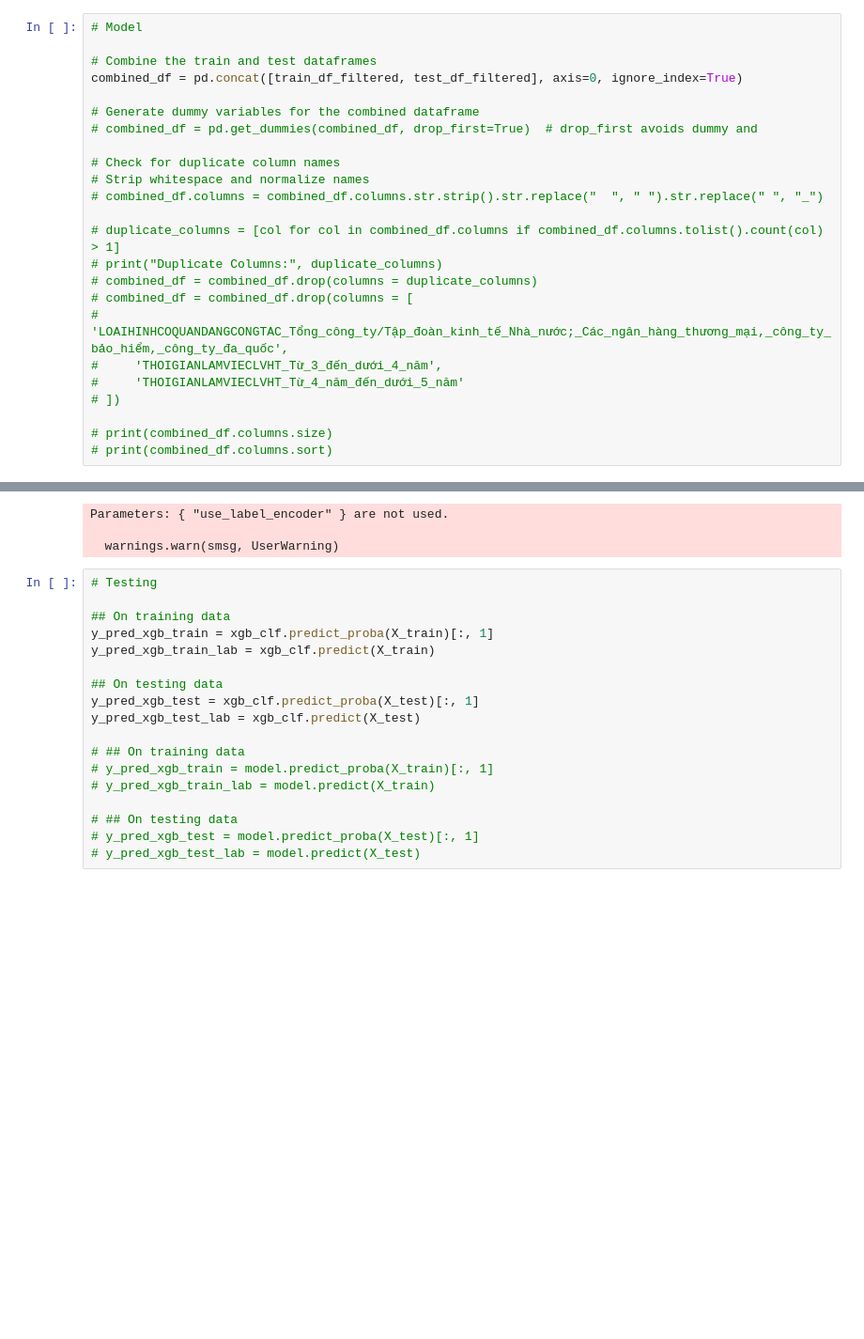
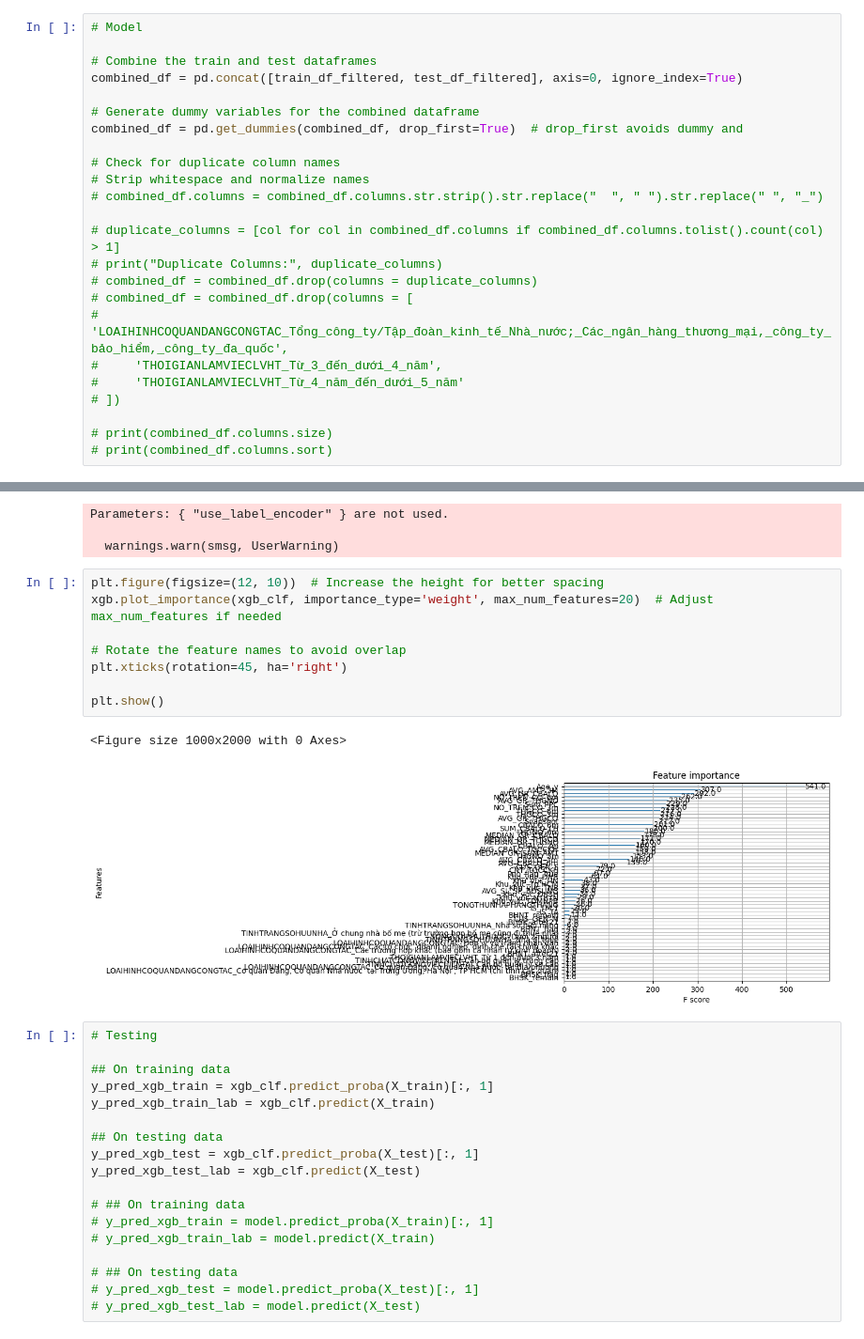
Before and after one commit to DNM1008/NBA-Test, a Jupyter notebook: Alt (XGBoost) Full.ipynb, the cells around one changed output, grey strips where cells are left out. Shown: that part at 94% size. Drawn from its saved outputs; the diff is of its cells as text; blank space fills up the shorter version.

```diff
--- a/Alt (XGBoost) Full.ipynb
+++ b/Alt (XGBoost) Full.ipynb
@@ -89,7 +89,7 @@ Name: proportion, dtype: float64
 combined_df = pd.concat([train_df_filtered, test_df_filtered], axis=0, ignore_index=True)
 
 # Generate dummy variables for the combined dataframe
-# combined_df = pd.get_dummies(combined_df, drop_first=True)  # drop_first avoids dummy and
+combined_df = pd.get_dummies(combined_df, drop_first=True)  # drop_first avoids dummy and
 
 # Check for duplicate column names
 # Strip whitespace and normalize names
@@ -163,6 +163,17 @@ Index(['CBALQ_3m', 'AVG_SL_SP_BOSUNG', 'NO_TREN_CO_6m', 'SUM_CBALQ_LH',
 Parameters: { "use_label_encoder" } are not used.
 
   warnings.warn(smsg, UserWarning)
+# %%
+plt.figure(figsize=(12, 10))  # Increase the height for better spacing
+xgb.plot_importance(xgb_clf, importance_type='weight', max_num_features=20)  # Adjust max_num_features if needed
+
+# Rotate the feature names to avoid overlap
+plt.xticks(rotation=45, ha='right')
+
+plt.show()
+# %% [output]
+<Figure size 1000x2000 with 0 Axes>
+[figure, added]
 # %%
 # Testing
 
```
Also changed, not shown: parts of 1 cell of this notebook, 2 other files.
